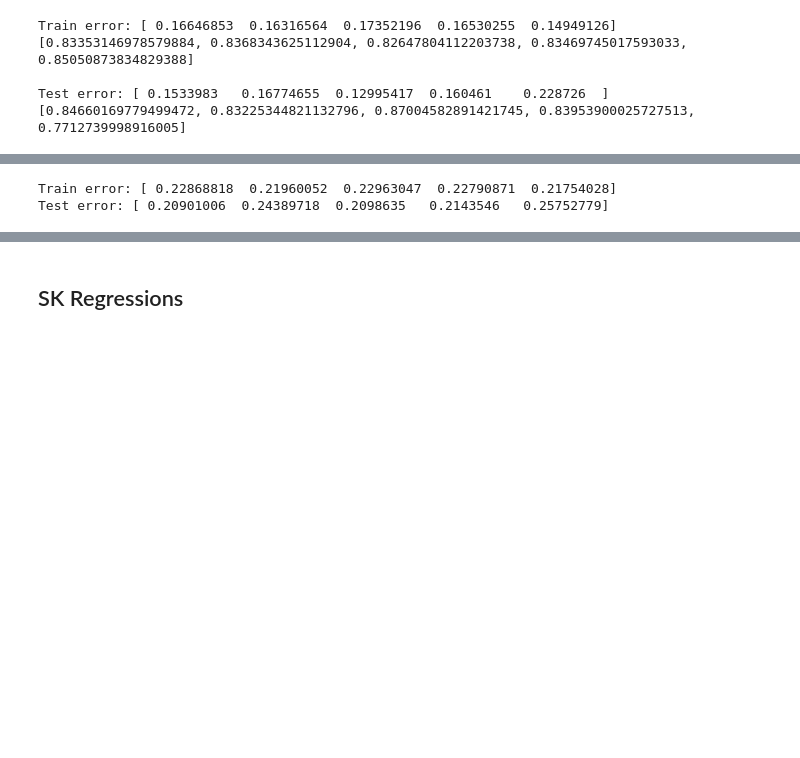
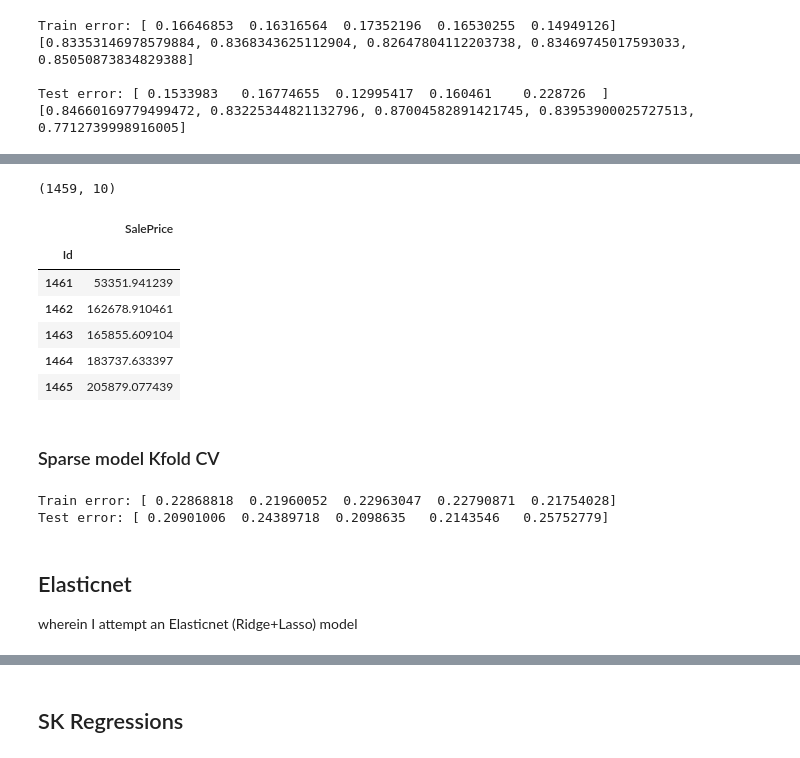
Before and after one commit to gregmb/FightingMongoosesML, a Jupyter notebook: GregWork/KaggleProjCleanup.ipynb, the cells around one changed output, grey strips where cells are left out. Cells and saved outputs as stored; diff of their text form; code cells hidden in the pictures; blank space fills up the shorter version.

```diff
--- a/GregWork/KaggleProjCleanup.ipynb
+++ b/GregWork/KaggleProjCleanup.ipynb
@@ -549,0 +641,22 @@ y_pred_OLS1.to_csv('y_pred_ols1.csv')
+# %%
+model4 = lr(normalize=True)
+k5_4 = ms.KFold(n_splits=5)
+train4_error = []
+test4_error = []
+for train_index, test_index in k5_4.split(y_train):
+    x4_train = X4.iloc[train_index,:]
+    y4_train = y_train[train_index]
+    x4_test = X4.iloc[test_index,:]
+    y4_test = y_train[test_index]
+    ## Fit a model with the training dataset
+    model4.fit(x4_train.transform(np.log1p), y4_train.transform(np.log1p))
+    train4_error.append(model4.score(x4_train.transform(np.log1p), y4_train.transform(np.log1p)))
+    test4_error.append(model4.score(x4_test.transform(np.log1p), y4_test.transform(np.log1p)))
+
+## Find the training error
+print('Train error: {}'.format(1 - np.array(train4_error)))
+print(train4_error)
+## Find the test error
+print('')
+print('Test error: {}'.format(1 - np.array(test4_error)))
+print(test4_error)
@@ -549,0 +669,19 @@ y_pred_OLS1.to_csv('y_pred_ols1.csv')
+# %%
+X4_test = X_test.loc[:,X4.columns[:-1]]
+X4_test['cons'] = np.ones(X4_test.shape[0])
+# %% [output]
+(1459, 10)
+# %%
+y_pred_OLS4 = pd.DataFrame(model4.predict(X4_test.transform(np.log1p)), index = X_test.index, columns = ['SalePrice']).transform(np.expm1)
+# %%
+y_pred_OLS4.set_index(y_pred_OLS4.index + 1, inplace=True)
+y_pred_OLS4 = y_pred_OLS4.rename_axis('Id')
+y_pred_OLS4.head()
+# %% [output]
+|  | SalePrice |
+| Id |  |
+| 1461 | 53351.941239 |
+| 1462 | 162678.910461 |
+| 1463 | 165855.609104 |
+| 1464 | 183737.633397 |
+| 1465 | 205879.077439 |
@@ -550,3 +690,5 @@ y_pred_OLS1.to_csv('y_pred_ols1.csv')
+# %% [markdown]
+### Sparse model Kfold CV
 # %%
 model2l = lr(normalize=True)
 k5l = ms.KFold(n_splits=5)
@@ -570,3 +712,6 @@ print('Test error: {}'.format(1 - np.array(ltest_error)))
 # %% [output]
 Train error: [ 0.22868818  0.21960052  0.22963047  0.22790871  0.21754028]
 Test error: [ 0.20901006  0.24389718  0.2098635   0.2143546   0.25752779]
+# %% [markdown]
+## Elasticnet
+wherein I attempt an Elasticnet (Ridge+Lasso) model
```
Also changed, not shown: parts of 21 cells of this notebook.
